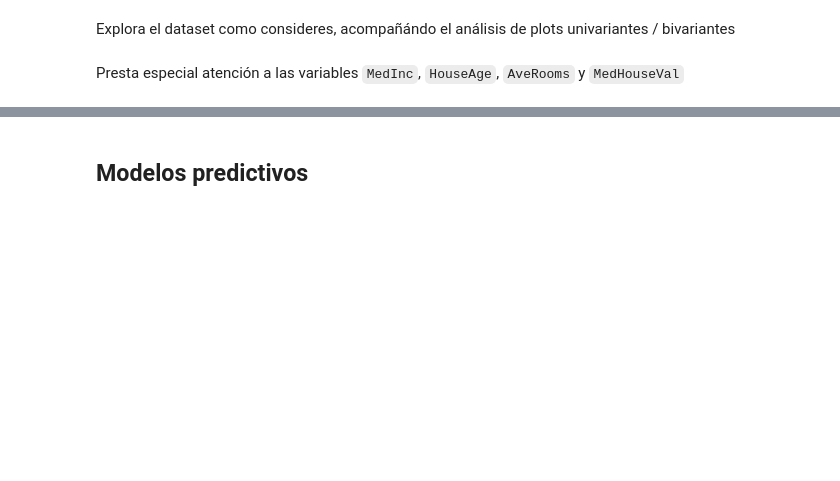
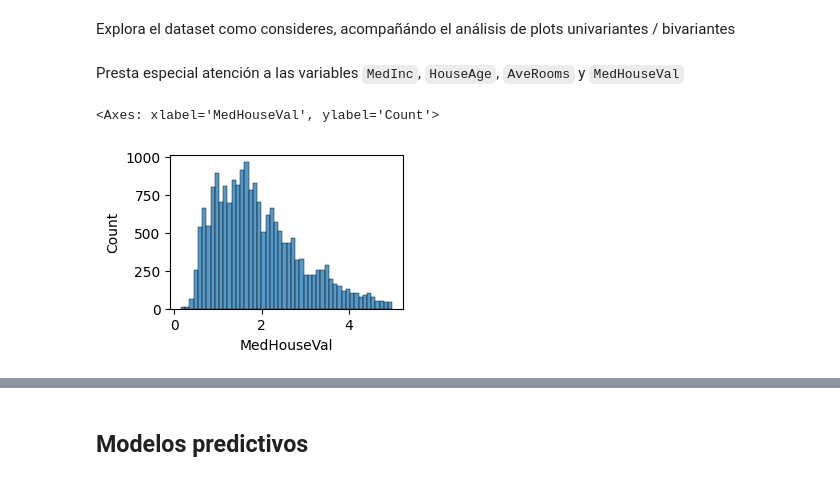
Before and after one commit to poacosta/ml_esesa_2024, a Jupyter notebook: 02.linear_regression_practice.ipynb, the cells around one changed output, grey strips where cells are left out. Cells and saved outputs as stored; diff of their text form; code cells hidden in the pictures; blank space fills up the shorter version.

```diff
--- a/02.linear_regression_practice.ipynb
+++ b/02.linear_regression_practice.ipynb
@@ -37,0 +69,8 @@ Presta especial atención a las variables `MedInc`, `HouseAge`, `AveRooms` y `Me
+# %%
+import matplotlib.pyplot as plt
+plt.rcParams['figure.figsize'] = [3, 2]
+# %%
+sns.histplot(df.MedHouseVal)
+# %% [output]
+<Axes: xlabel='MedHouseVal', ylabel='Count'>
+[figure, added]
```
Also changed, not shown: parts of 57 cells of this notebook.
